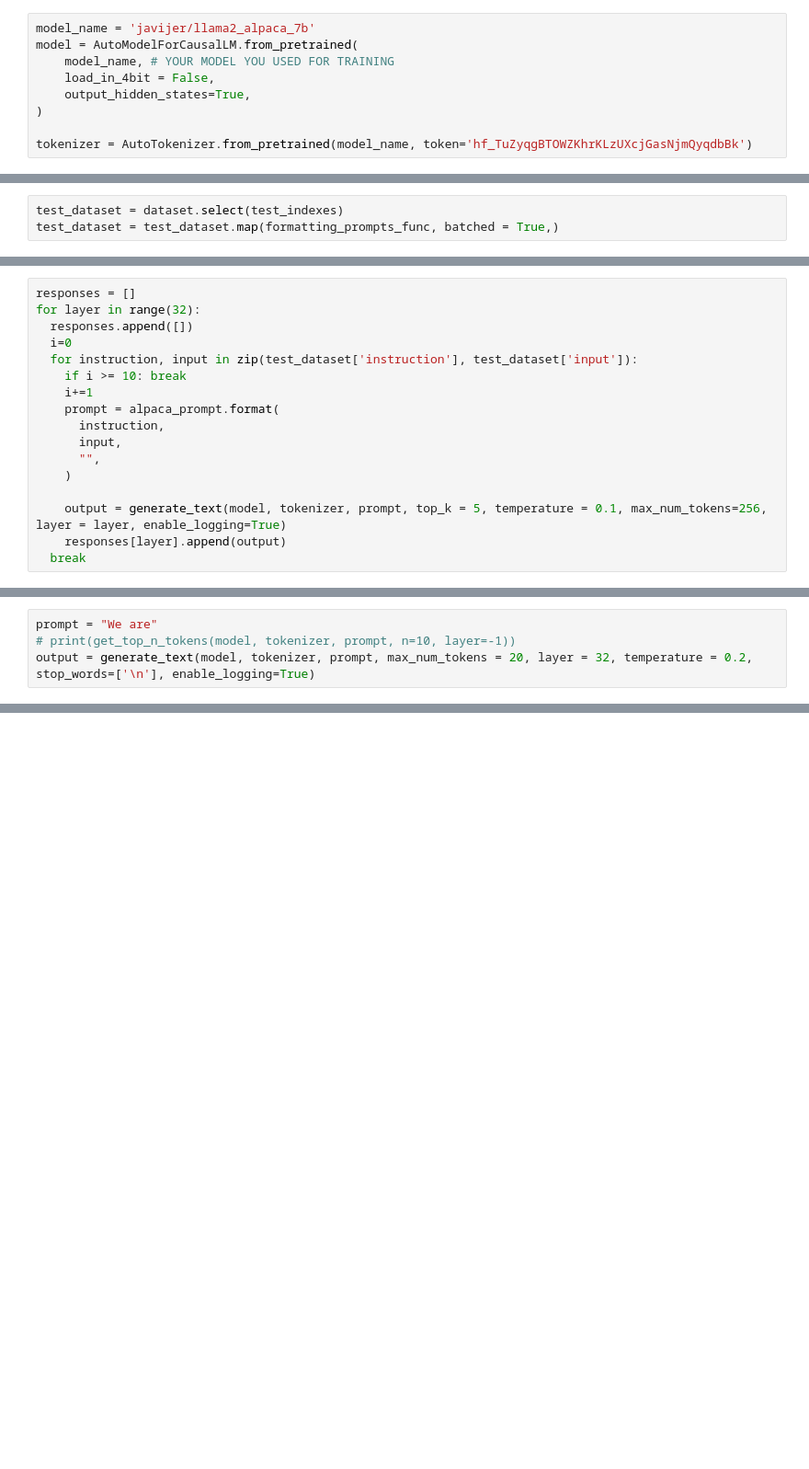
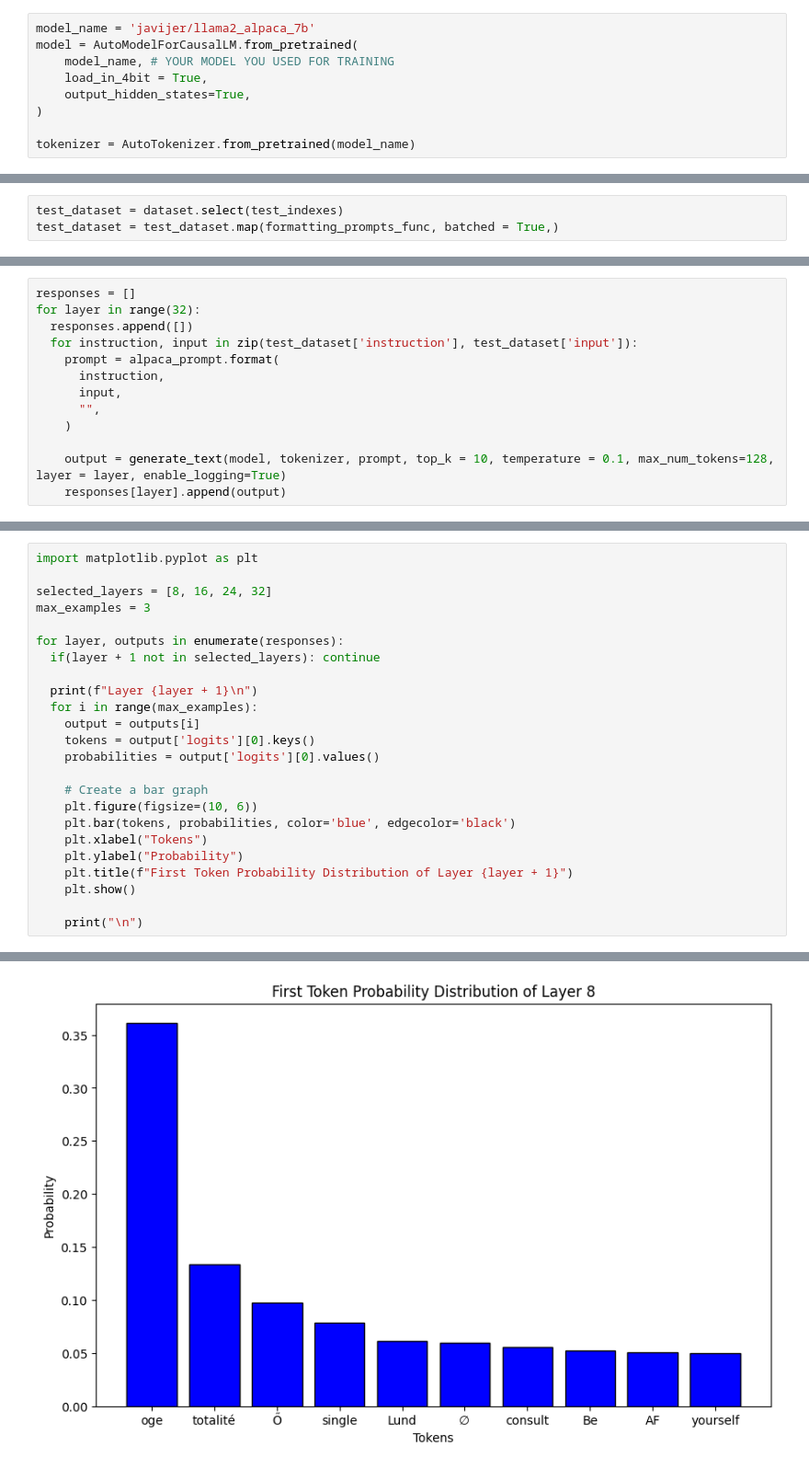
Before and after one commit to jdelarosaquiros/llama2-decoder, a Jupyter notebook: llama2_layers.ipynb, the cells around one changed output, grey strips where cells are left out. Shown: that part at 92% size. Cells and saved outputs as stored; diff of their text form; blank space fills up the shorter version.

```diff
--- a/llama2_layers.ipynb
+++ b/llama2_layers.ipynb
@@ -45,8 +49,8 @@ logging.basicConfig(level=logging.INFO)
 model_name = 'javijer/llama2_alpaca_7b'
 model = AutoModelForCausalLM.from_pretrained(
     model_name, # YOUR MODEL YOU USED FOR TRAINING
-    load_in_4bit = False,
+    load_in_4bit = True,
     output_hidden_states=True,
 )
 
-tokenizer = AutoTokenizer.from_pretrained(model_name, token='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')
+tokenizer = AutoTokenizer.from_pretrained(model_name)
@@ -221,16 +240,12 @@ def generate_text(
 responses = []
 for layer in range(32):
   responses.append([])
-  i=0
   for instruction, input in zip(test_dataset['instruction'], test_dataset['input']):
-    if i >= 10: break
-    i+=1
     prompt = alpaca_prompt.format(
       instruction,
       input,
       "",
     )
 
-    output = generate_text(model, tokenizer, prompt, top_k = 5, temperature = 0.1, max_num_tokens=256, layer = layer, enable_logging=True)
+    output = generate_text(model, tokenizer, prompt, top_k = 10, temperature = 0.1, max_num_tokens=128, layer = layer, enable_logging=True)
     responses[layer].append(output)
-  break
@@ -237,4 +269,0 @@ for layer in range(32):
-# %%
-prompt = "We are"
-# print(get_top_n_tokens(model, tokenizer, prompt, n=10, layer=-1))
-output = generate_text(model, tokenizer, prompt, max_num_tokens = 20, layer = 32, temperature = 0.2, stop_words=['\n'], enable_logging=True)
@@ -259,0 +280,25 @@ Token: to
+# %%
+import matplotlib.pyplot as plt
+
+selected_layers = [8, 16, 24, 32]
+max_examples = 3
+
+for layer, outputs in enumerate(responses):
+  if(layer + 1 not in selected_layers): continue
+
+  print(f"Layer {layer + 1}\n")
+  for i in range(max_examples):
+    output = outputs[i]
+    tokens = output['logits'][0].keys()
+    probabilities = output['logits'][0].values()
+
+    # Create a bar graph
+    plt.figure(figsize=(10, 6))
+    plt.bar(tokens, probabilities, color='blue', edgecolor='black')
+    plt.xlabel("Tokens")
+    plt.ylabel("Probability")
+    plt.title(f"First Token Probability Distribution of Layer {layer + 1}")
+    plt.show()
+
+    print("\n")
+# %% [output]
@@ -259,0 +306 @@ Token: to
+[figure, added]
```
Also changed, not shown: parts of 20 cells of this notebook.
